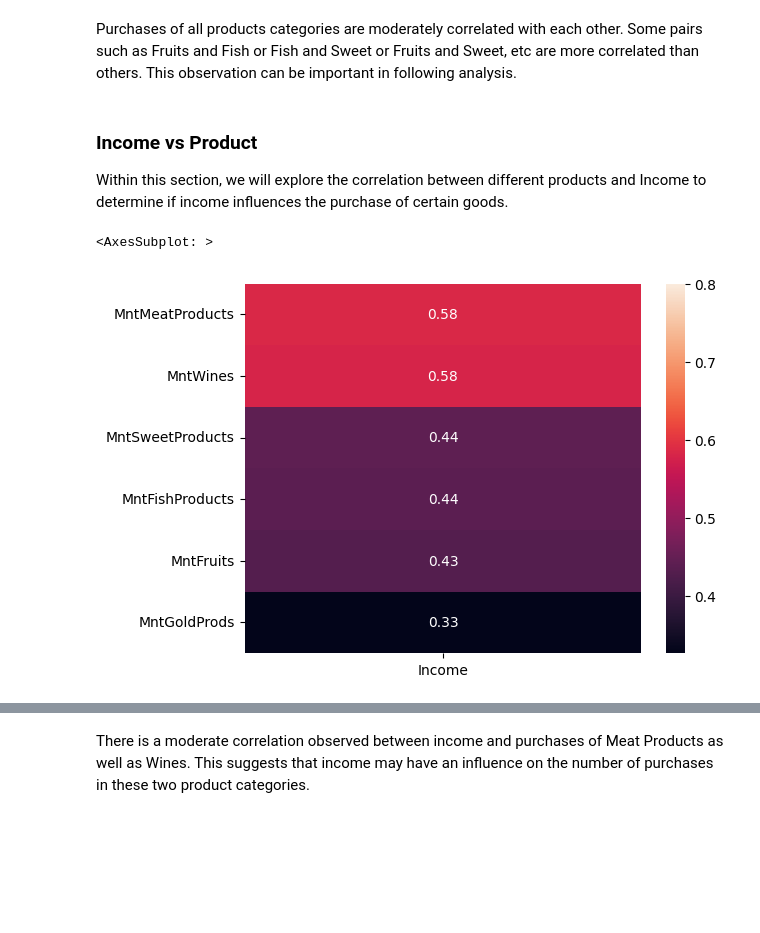
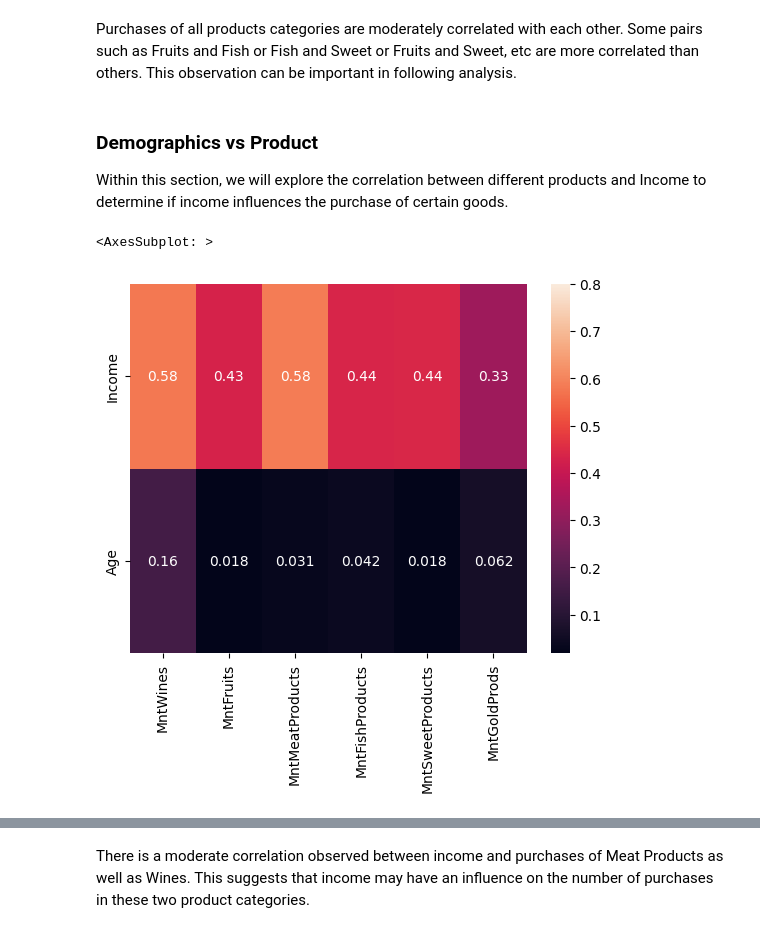
Before and after one commit to nikitarudakov/customer-personality-analysis, a Jupyter notebook: customer-personality-analysis.ipynb, the cells around one changed output, grey strips where cells are left out. Cells and saved outputs as stored; diff of their text form; code cells hidden in the pictures; blank space fills up the shorter version.

Commit message:
demographics vs products

```diff
--- a/customer-personality-analysis.ipynb
+++ b/customer-personality-analysis.ipynb
@@ -328,20 +332,24 @@ correlation_triangle_heatmap(customers_data.loc[:, product_columns])
 # %% [markdown]
 Purchases of all products categories are moderately correlated with each other. Some pairs such as Fruits and Fish or Fish and Sweet or Fruits and Sweet, etc are more correlated than others. This observation can be important in following analysis.
 # %% [markdown]
-###  Income vs Product
+###  Demographics vs Product
 
 Within this section, we will explore the correlation between different products and Income to determine if income influences the purchase of certain goods.
 # %%
-def correlation_income_heatmap(data):
-    corrmat = data.corr().sort_values(by="Income", ascending=False)
+def correlation_with_products_heatmap(source_data, columns):
+    columns_to_load = product_columns + columns
 
-    corrmat.drop(data.columns[:-1], axis=1, inplace=True)
-    corrmat.drop("Income", inplace=True)
+    data = source_data.copy().loc[:, columns_to_load]
+
+    corrmat = data.corr().sort_values(by=columns, ascending=False)
+
+    corrmat.drop(columns, axis=1, inplace=True)
+    corrmat.drop(data.columns[:-len(columns)], inplace=True)
 
     heatmap = sns.heatmap(corrmat, vmax=.8, annot=True)
     return heatmap
 
-correlation_income_heatmap(customers_data.loc[:, product_columns+["Income"]])
+correlation_with_products_heatmap(customers_data, columns=["Income", "Age"])
 # %% [output]
 <AxesSubplot: >
-[figure, old version]
+[figure, new version]
```
Also changed, not shown: parts of 10 cells of this notebook.
